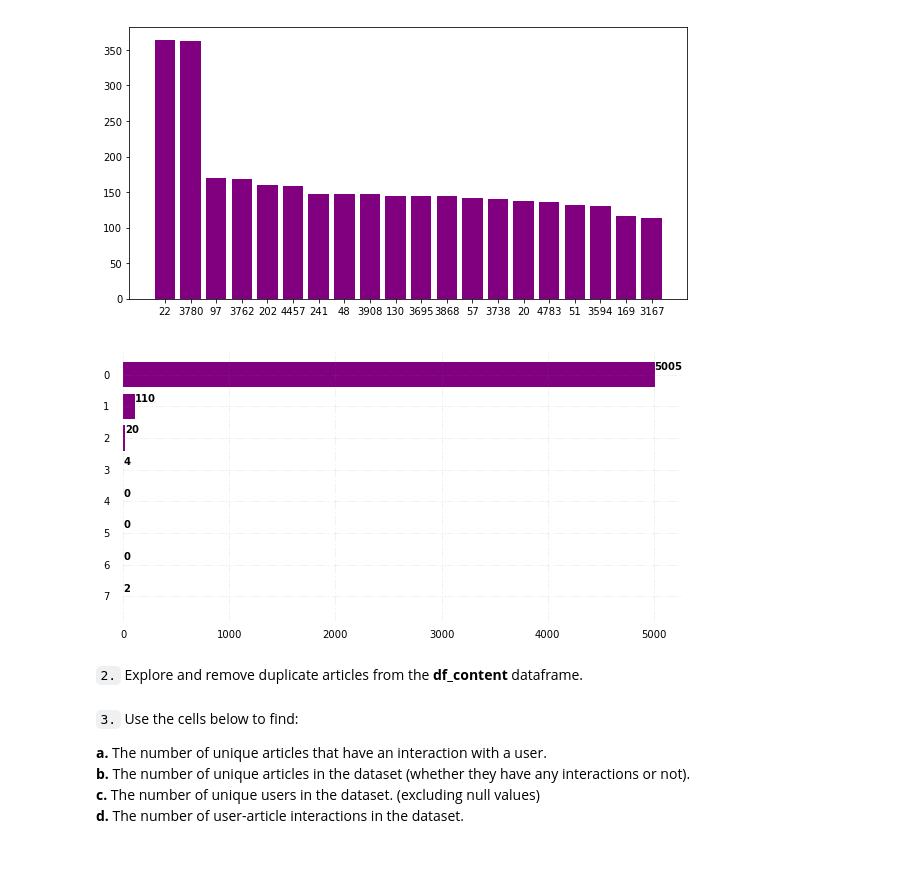
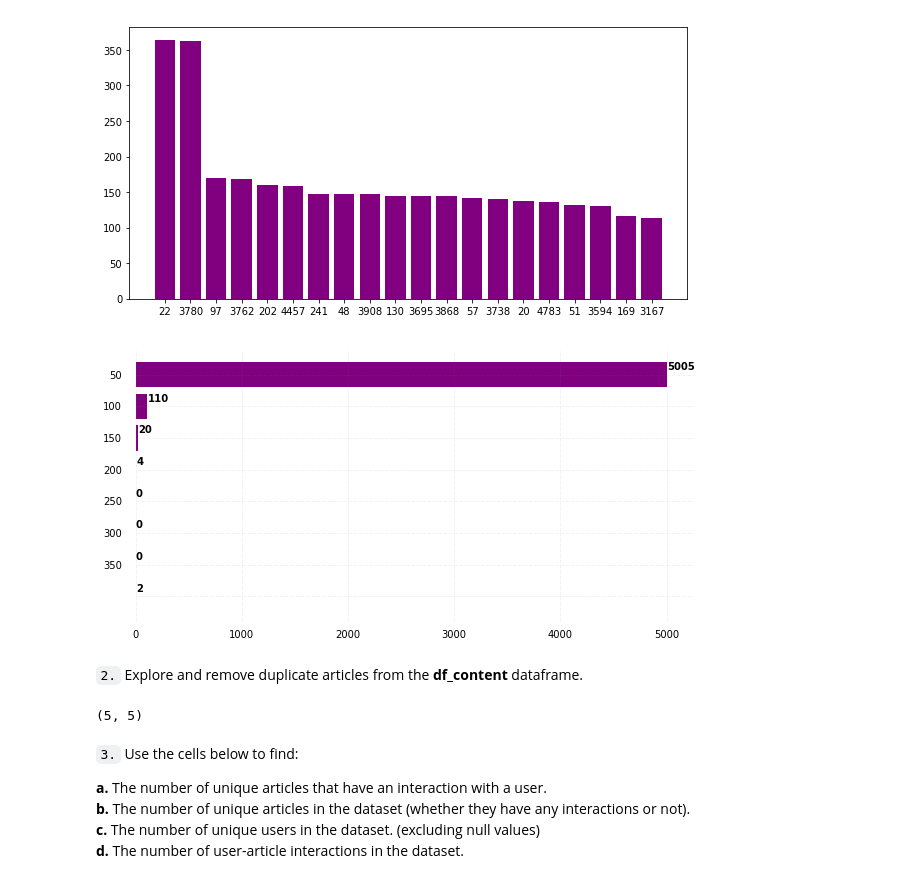
Before and after one commit to denizcanyldrm/Recommendations-with-IBM-Project, a Jupyter notebook: Recommendations_with_IBM.ipynb, the cells around one changed output. Drawn from its saved outputs; the diff is of its cells as text; code cells hidden in the pictures.

```diff
--- a/Recommendations_with_IBM.ipynb
+++ b/Recommendations_with_IBM.ipynb
@@ -90,23 +104,24 @@ count_in_ranges.append(val)
 # %%
 fig, ax = plt.subplots(figsize=(10, 5))
 idxs = np.arange(len(count_in_ranges))
 ax.barh(idxs, count_in_ranges, color='purple')
 for s in ['top', 'bottom', 'left', 'right']:
     ax.spines[s].set_visible(False)
 
+ax.set_yticklabels(ranges)
 ax.xaxis.set_ticks_position('none')
 ax.yaxis.set_ticks_position('none')
 ax.xaxis.set_tick_params(pad=5)
 ax.yaxis.set_tick_params(pad=10)
 ax.grid(b=True, color='grey', linestyle='-.', linewidth=0.5, alpha=0.2)
 ax.invert_yaxis()
 
 for i in ax.patches:
     ax.text(x=i.get_width(), y=i.get_y(), s=str(round(i.get_width())), horizontalalignment='left', weight='bold', verticalalignment='top')
 
 plt.show()
 # %% [output]
-[figure, old version]
+[figure, new version]
 # %%
 # Fill in the median and maximum number of user_article interactios below
 median_val = median(values) # 50% of individuals interact with ____ number of articles or fewer.
@@ -115,5 +130,8 @@ max_views_by_user = values[0] # The maximum number of user-article interactions
 `2.` Explore and remove duplicate articles from the **df_content** dataframe.
 # %%
 # Find and explore duplicate articles
+df_content[df_content['article_id'].duplicated()].shape
+# %% [output]
+(5, 5)
 # %%
 # Remove any rows that have the same article_id - only keep the first
```
Also changed, not shown: parts of 43 cells of this notebook, 1 other file.
